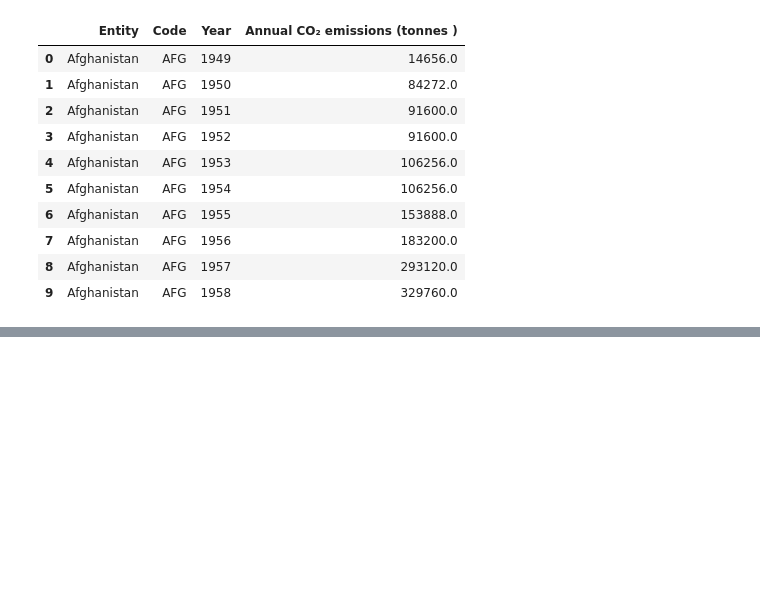
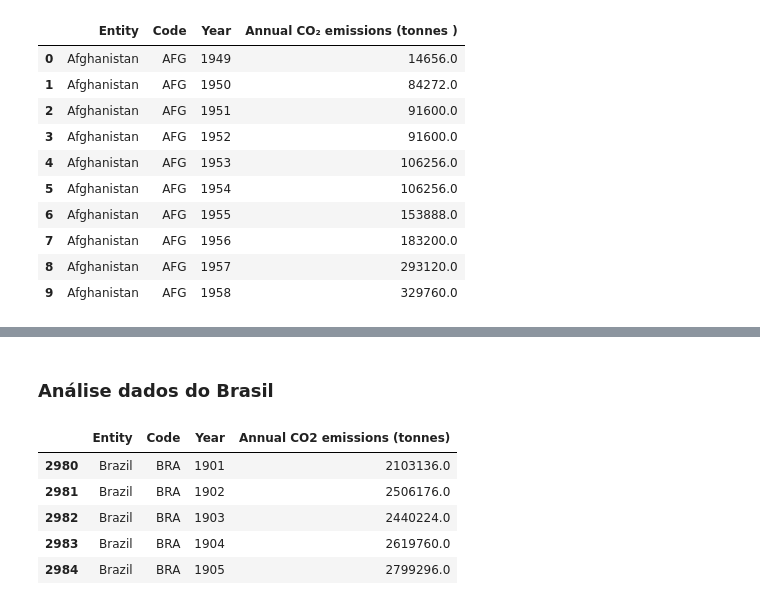
Before and after one commit to TiagoCNO/historical-carbon-emissions-analysis, a Jupyter notebook: historical_analysis_carbon_emissions.ipynb, the cells around one changed output, grey strips where cells are left out. Saved outputs shown, nothing was run; the diff lists cells and outputs as text; code cells hidden in the pictures; blank space fills up the shorter version.

```diff
--- a/historical_analysis_carbon_emissions.ipynb
+++ b/historical_analysis_carbon_emissions.ipynb
@@ -26,0 +52,13 @@ df.head(10)
+# %% [markdown]
+### Análise dados do Brasil
+# %%
+# Selecionando apenas os dados referentes ao Brasil
+df_brazil = df[df['Entity'] == 'Brazil']
+df_brazil.head()
+# %% [output]
+|  | Entity | Code | Year | Annual CO2 emissions (tonnes) |
+| 2980 | Brazil | BRA | 1901 | 2103136.0 |
+| 2981 | Brazil | BRA | 1902 | 2506176.0 |
+| 2982 | Brazil | BRA | 1903 | 2440224.0 |
+| 2983 | Brazil | BRA | 1904 | 2619760.0 |
+| 2984 | Brazil | BRA | 1905 | 2799296.0 |
```
Also changed, not shown: parts of 8 cells of this notebook.
